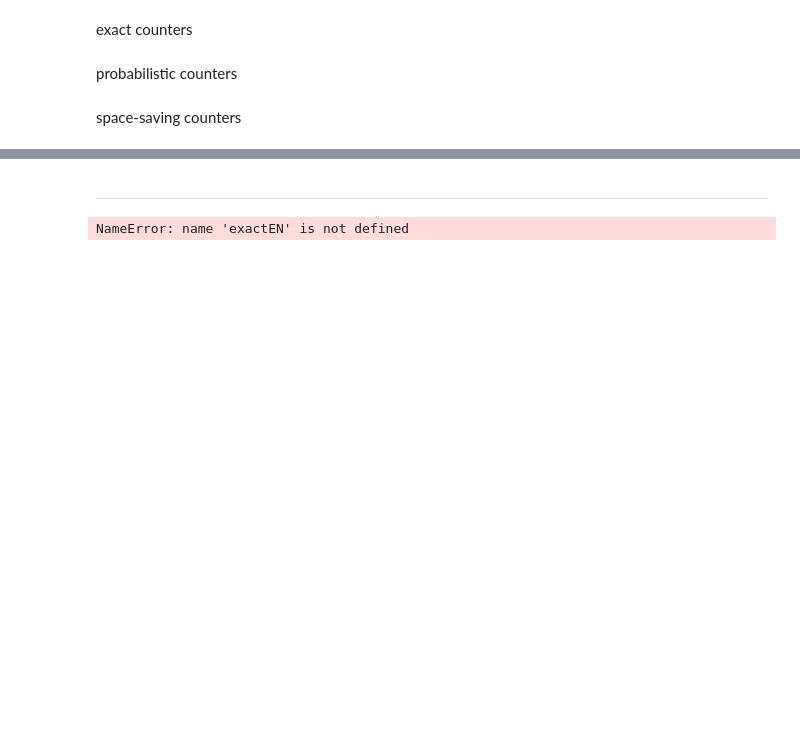
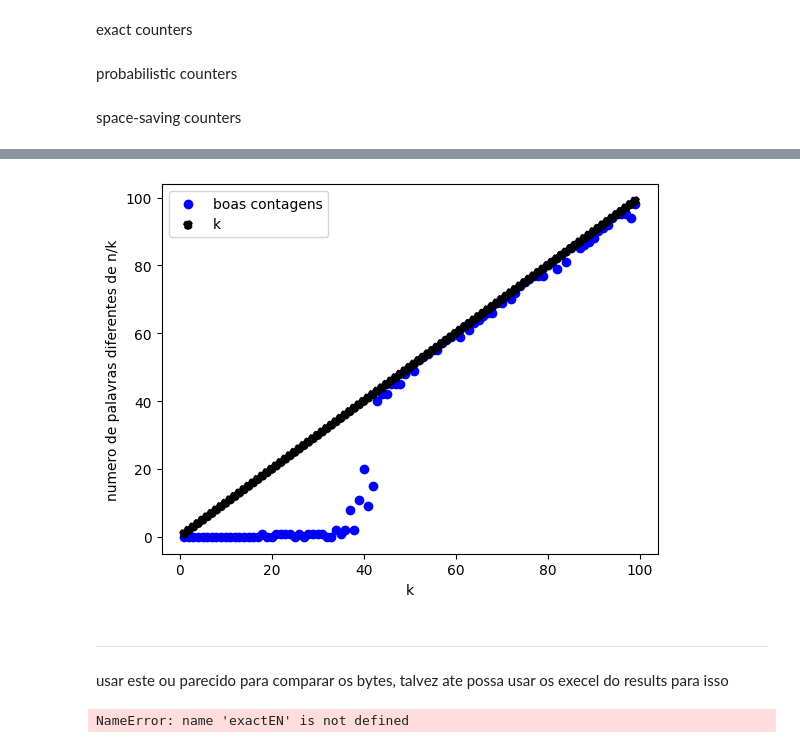
Before and after one commit to Hugoverissimo21/FrequentWordFinder, a Jupyter notebook: step2 counters.ipynb, the cells around one changed output, grey strips where cells are left out. Saved outputs shown, nothing was run; the diff lists cells and outputs as text; code cells hidden in the pictures; blank space fills up the shorter version.

```diff
--- a/step2 counters.ipynb
+++ b/step2 counters.ipynb
@@ -69,7 +70,7 @@ def count_words(book, use_exact=True, use_approximate=True, use_space_saving=Tru
     approximate_counter = {}
     space_saving5 = SpaceSavingCounter(5)
     space_saving10 = SpaceSavingCounter(10)
-    space_saving15 = SpaceSavingCounter(82)
+    space_saving15 = SpaceSavingCounter(50)
     for word in words:
 
         if use_exact:
@@ -223,0 +227,19 @@ ss82EN
+# %%
+def space_saving_only(book, k):
+    with open(book, "r") as f:
+        text = f.read()
+    words = text.split()
+    n = len(words)
+
+    space_saving = SpaceSavingCounter(k)
+    for word in words:
+
+        # data stream: Space-Saving Count
+        space_saving.process(word)
+
+    return (list(space_saving.get_counts().values()), n)
+# %%
+ss, n = space_saving_only("books/pinocchio_en.txt", 4)
+#4282.75
+
+ss
@@ -224,5 +254,26 @@ ss82EN
+# %%
+# ver a que partir de k se comeca a ter precisao
+plot1_y = []
+
+for k in range(1, 100):
+    ss, n = space_saving_only("books/pinocchio_en.txt", k)
+    mas_contagens = ss.count(n//k) + ss.count(n//k + 1)
+    # plot1
+    plot1_y.append(len(ss) - mas_contagens)
+
+plt.scatter(range(1,100),plot1_y, color="blue", label = "boas contagens")
+plt.scatter(range(1,100),range(1,100), color="black", linestyle="--", label = "k")
+
+plt.legend()
+plt.ylabel("numero de palavras diferentes de n/k")
+plt.xlabel("k")
+plt.show()
+# %% [output]
+[figure, added]
 # %% [markdown]
 ---
+# %% [markdown]
+usar este ou parecido para comparar os bytes, talvez ate possa usar os execel do results para isso
 # %%
 import sys
 size = sys.getsizeof(exactEN)
```
Also changed, not shown: parts of 6 cells of this notebook, 1 other file.
